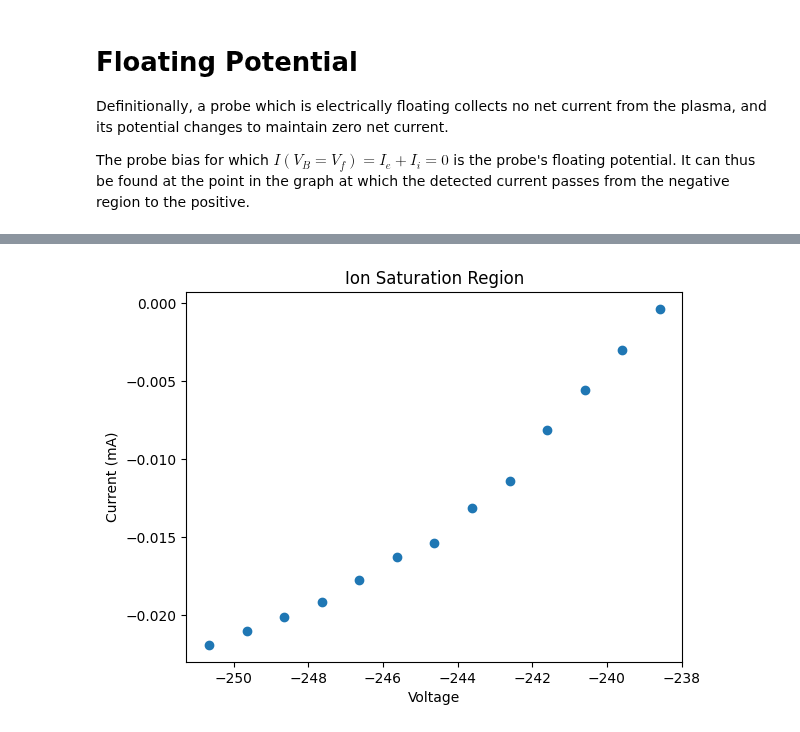
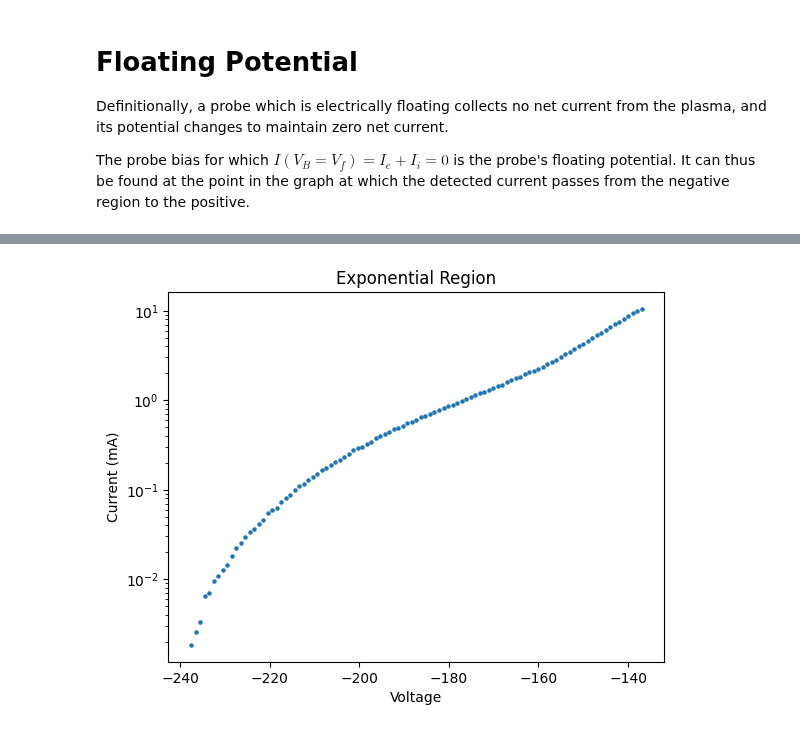
Before and after one commit to maraMaraschino/Adv-Lab, a Jupyter notebook: Langmuir Probe Experiment/langmuir_probe.ipynb, the cells around one changed output, grey strips where cells are left out. Cells and saved outputs as stored; diff of their text form; code cells hidden in the pictures.

Commit message:
Electron Saturation Code

```diff
--- a/Langmuir Probe Experiment/langmuir_probe.ipynb
+++ b/Langmuir Probe Experiment/langmuir_probe.ipynb
@@ -147,11 +187,11 @@ Vf = -238.08 V +/- 238.08 V
 # %%
-is_x = x_avg[:13]
-is_y = y_avg[:13]
-
-plt.scatter(is_x, is_y)
-plt.title('Ion Saturation Region')
+exponential_region_x = x_avg[13:114]
+exponential_region_y = y_avg[13:114]
+plt.scatter(exponential_region_x, exponential_region_y, s=5)
+plt.title('Exponential Region')
+plt.xlabel('Voltage')
 plt.ylabel('Current (mA)')
-plt.xlabel('Voltage')
+plt.yscale('log')
 plt.show()
 # %% [output]
-[figure, old version]
+[figure, new version]
```
Also changed, not shown: parts of 6 cells of this notebook, 2 other files.
